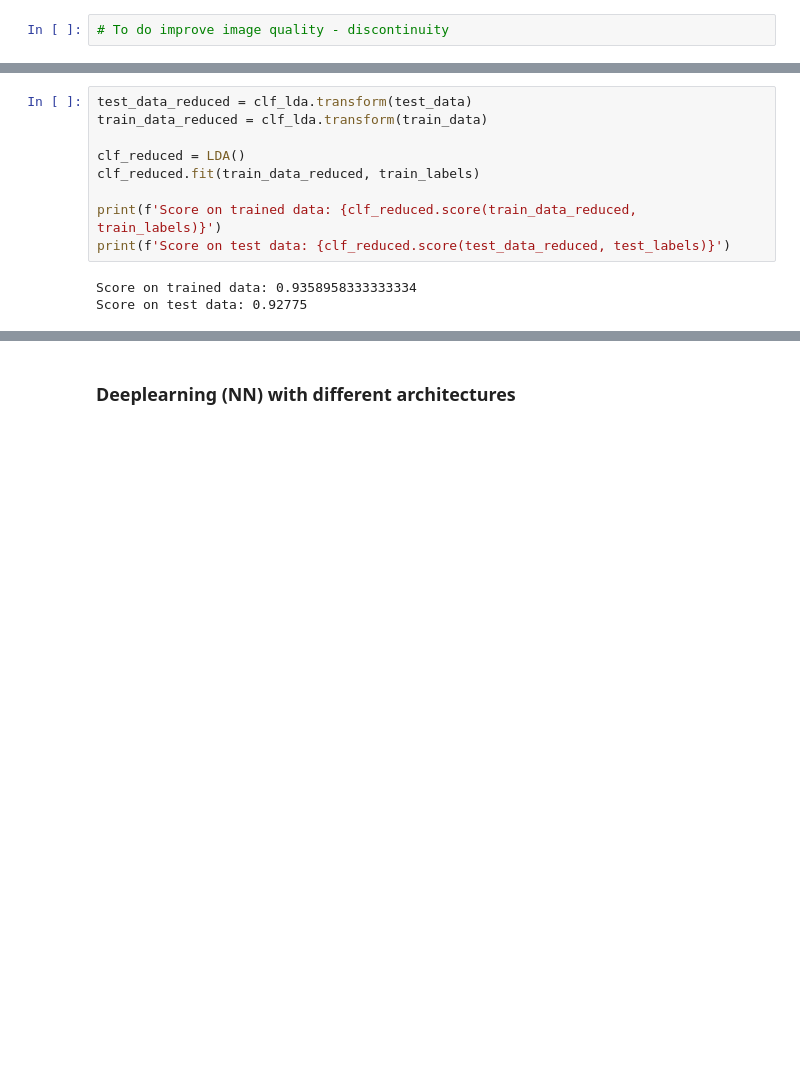
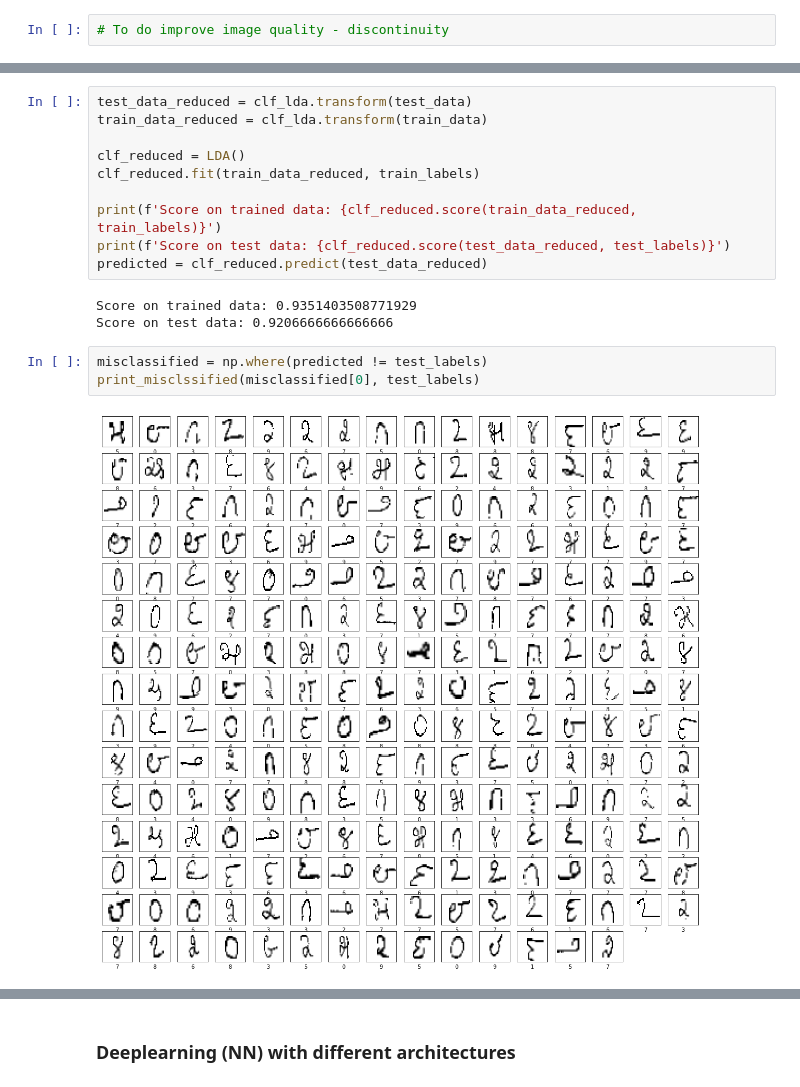
Before and after one commit to VikasChidananda/Kannada-MNIST-digit-classifier, a Jupyter notebook: Kannada_MNIST.ipynb, the cells around one changed output, grey strips where cells are left out. Saved outputs shown, nothing was run; the diff lists cells and outputs as text; blank space fills up the shorter version.

```diff
--- a/Kannada_MNIST.ipynb
+++ b/Kannada_MNIST.ipynb
@@ -118,6 +121,12 @@ clf_reduced.fit(train_data_reduced, train_labels)
 
 print(f'Score on trained data: {clf_reduced.score(train_data_reduced, train_labels)}')
 print(f'Score on test data: {clf_reduced.score(test_data_reduced, test_labels)}')
+predicted = clf_reduced.predict(test_data_reduced)
 # %% [output]
-Score on trained data: 0.9358958333333334
-Score on test data: 0.92775
+Score on trained data: 0.9351403508771929
+Score on test data: 0.9206666666666666
+# %%
+misclassified = np.where(predicted != test_labels)
+print_misclssified(misclassified[0], test_labels)
+# %% [output]
+[figure, added]
```
Also changed, not shown: parts of 30 cells of this notebook, 1 other file.
